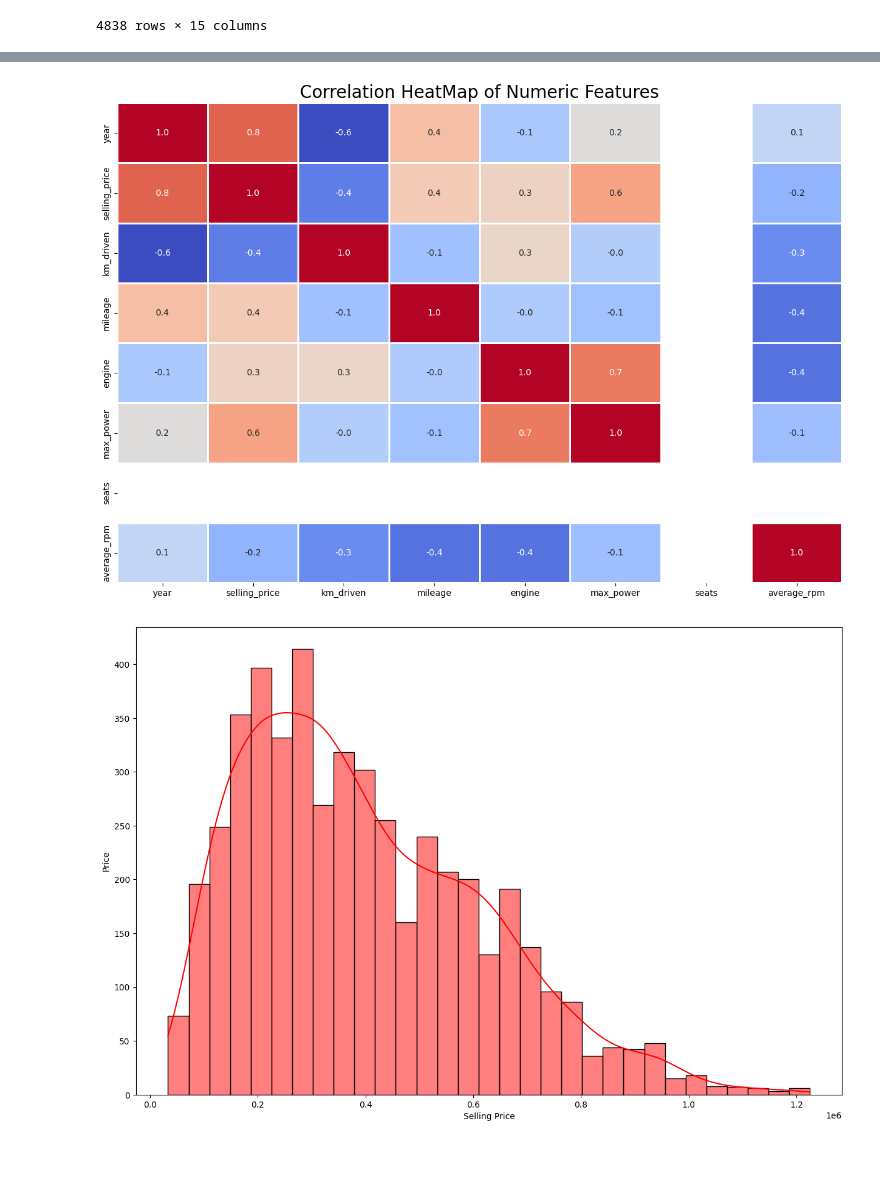
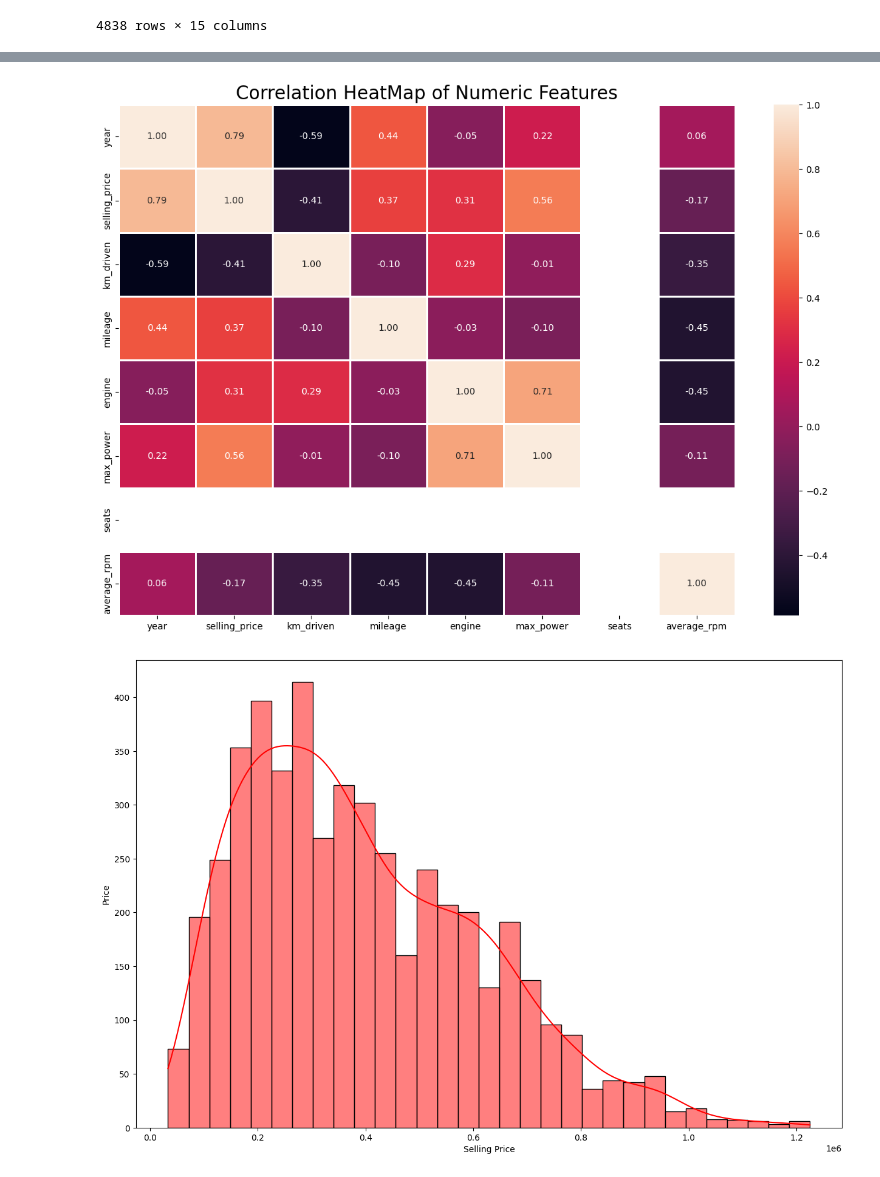
Before and after one commit to Maxwell-Selassie/Car-Price-Prediction-Model, a Jupyter notebook: notebook.ipynb, the cells around one changed output, grey strips where cells are left out. Saved outputs shown, nothing was run; the diff lists cells and outputs as text; code cells hidden in the pictures.

```diff
--- a/notebook.ipynb
+++ b/notebook.ipynb
@@ -4,7 +4,7 @@ import numpy as np
 import matplotlib.pyplot as plt
 import seaborn as sns
 # %%
-df =pd.read_csv('car_details.csv') #read the csv file into the python environment as a pandas dataFrame
+df =pd.read_csv('data/car_details.csv') #read the csv file into the python environment as a pandas dataFrame
 # %%
 df.head() #returns first 5 rows
 # %% [output]
@@ -290,15 +290,15 @@ torque_value                0     0.000000
 # %%
 # +1: strong positive correlation (as one increases, the other increases)
 # -1: strong negative correlation (as one increases, the other decreases)
 # 0: no correlation
 
 corr = df.corr(method='spearman',numeric_only=True)
 plt.rcParams['figure.figsize'] = (15,10)
-sns.heatmap(data=corr,cmap='coolwarm',annot=True,linewidths=1,fmt='.1f',cbar=False)
+sns.heatmap(data=corr,annot=True,linewidths=1,fmt='.2f')
 plt.title('Correlation HeatMap of Numeric Features',fontsize = 20)
 plt.show()
 # %% [output]
-[figure, old version]
+[figure, new version]
 # %%
 plt.figure(figsize=(15,10))
 sns.histplot(data=df,x='selling_price',kde=True,color='red')
```
Also changed, not shown: parts of 27 cells of this notebook.
